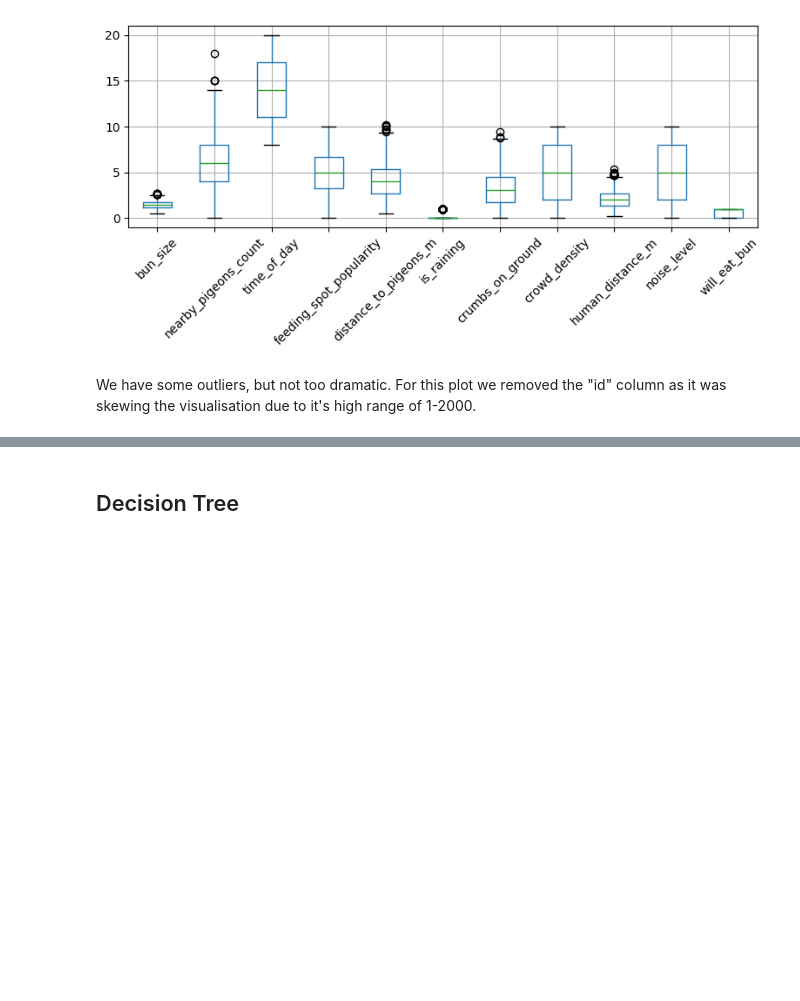
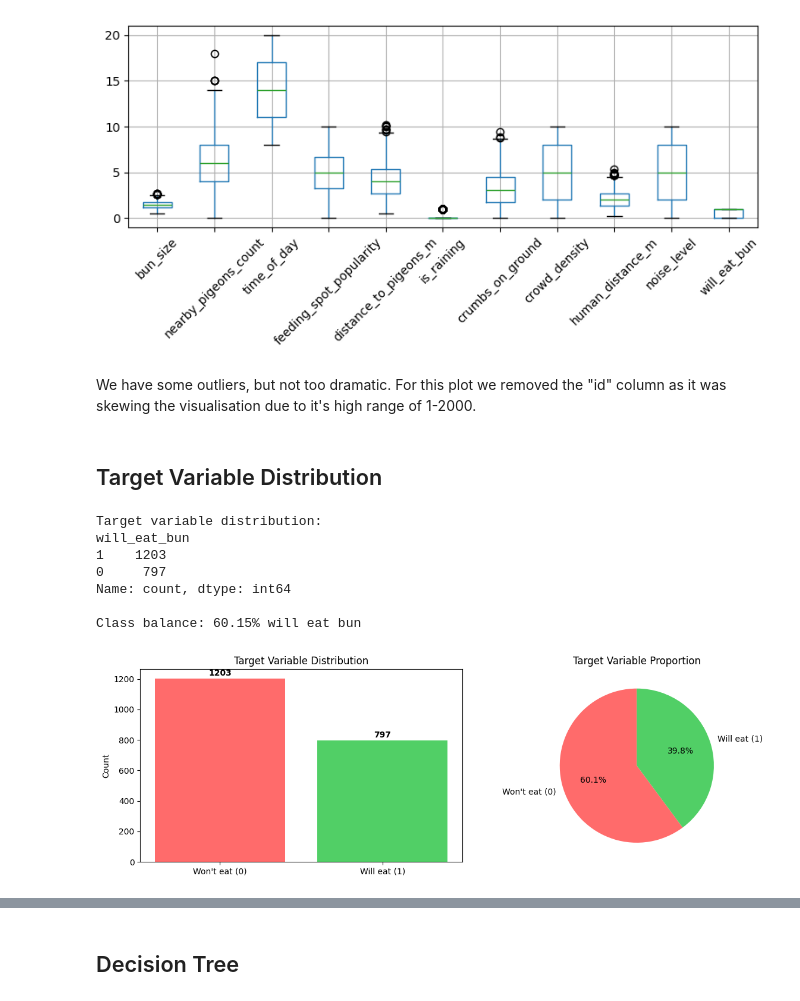
Before and after one commit to Lord-of-Waffles/WillPigeonEatBun, a Jupyter notebook: project.ipynb, the cells around one changed output, grey strips where cells are left out. Cells and saved outputs as stored; diff of their text form; code cells hidden in the pictures; blank space fills up the shorter version.

```diff
--- a/project.ipynb
+++ b/project.ipynb
@@ -97,3 +97,38 @@ plt.show()
 [figure]
 # %% [markdown]
 We have some outliers, but not too dramatic. For this plot we removed the "id" column as it was skewing the visualisation due to it's high range of 1-2000.
+# %% [markdown]
+## Target Variable Distribution
+# %%
+# Distribution of target variable
+target_counts = pigeon_frame['will_eat_bun'].value_counts()
+print("Target variable distribution:")
+print(target_counts)
+print(f"\nClass balance: {target_counts[1] / len(pigeon_frame) * 100:.2f}% will eat bun")
+
+# Visualization
+fig, axes = plt.subplots(1, 2, figsize=(12, 4))
+
+# Bar plot
+axes[0].bar(['Won\'t eat (0)', 'Will eat (1)'], target_counts.values, color=['#ff6b6b', '#51cf66'])
+axes[0].set_ylabel('Count')
+axes[0].set_title('Target Variable Distribution')
+for i, v in enumerate(target_counts.values):
+    axes[0].text(i, v + 20, str(v), ha='center', fontweight='bold')
+
+# Pie chart
+axes[1].pie(target_counts.values, labels=['Won\'t eat (0)', 'Will eat (1)'],
+            autopct='%1.1f%%', colors=['#ff6b6b', '#51cf66'], startangle=90)
+axes[1].set_title('Target Variable Proportion')
+
+plt.tight_layout()
+plt.show()
+# %% [output]
+Target variable distribution:
+will_eat_bun
+1    1203
+0     797
+Name: count, dtype: int64
+
+Class balance: 60.15% will eat bun
+[figure, added]
```
Also changed, not shown: parts of 21 cells of this notebook, 1 other file.
